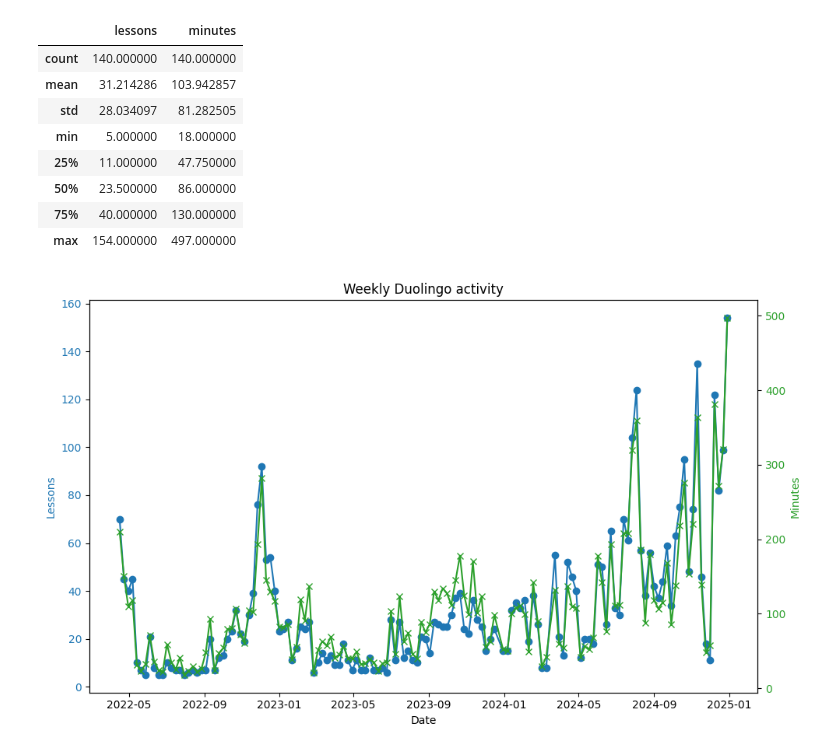
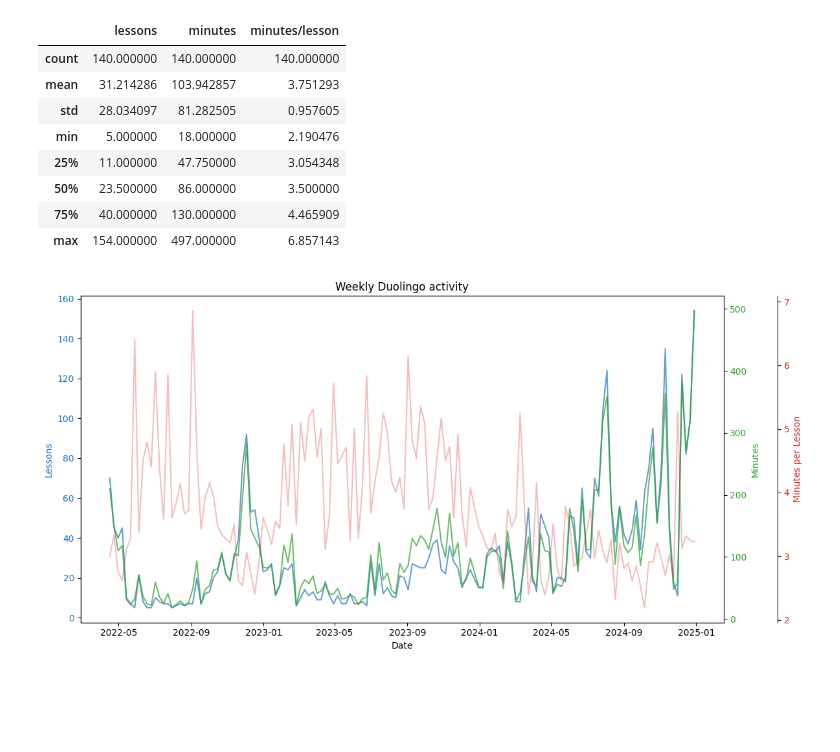
Before and after one commit to jannis-baum/duolingo-stats, a Jupyter notebook: stats.ipynb, the cells around one changed output. Saved outputs shown, nothing was run; the diff lists cells and outputs as text; code cells hidden in the pictures; blank space fills up the shorter version.

Commit message:
feat: lesson speed

```diff
--- a/stats.ipynb
+++ b/stats.ipynb
@@ -64,34 +64,44 @@ for filename in os.listdir(directory):
         break
 
 df = pd.DataFrame(data).set_index('date').sort_index()
+df['minutes/lesson'] = df['minutes'] / df['lessons']
 df.describe()
 # %% [output]
-|  | lessons | minutes |
-| count | 140.000000 | 140.000000 |
-| mean | 31.214286 | 103.942857 |
-| std | 28.034097 | 81.282505 |
-| min | 5.000000 | 18.000000 |
-| 25% | 11.000000 | 47.750000 |
-| 50% | 23.500000 | 86.000000 |
-| 75% | 40.000000 | 130.000000 |
-| max | 154.000000 | 497.000000 |
+|  | lessons | minutes | minutes/lesson |
+| count | 140.000000 | 140.000000 | 140.000000 |
+| mean | 31.214286 | 103.942857 | 3.751293 |
+| std | 28.034097 | 81.282505 | 0.957605 |
+| min | 5.000000 | 18.000000 | 2.190476 |
+| 25% | 11.000000 | 47.750000 | 3.054348 |
+| 50% | 23.500000 | 86.000000 | 3.500000 |
+| 75% | 40.000000 | 130.000000 | 4.465909 |
+| max | 154.000000 | 497.000000 | 6.857143 |
 # %%
-fig, ax1 = plt.subplots(figsize=(10, 6))
+fig, ax1 = plt.subplots(figsize=(12, 6))
 
 # lessons
-ax1.plot(df.index, df['lessons'], color='tab:blue', label='Lessons', linestyle='-', marker='o')
+ax1.plot(df.index, df['lessons'], color='tab:blue', label='Lessons', alpha=0.7)
 ax1.set_xlabel('Date')
 ax1.set_ylabel('Lessons', color='tab:blue')
 ax1.tick_params(axis='y', labelcolor='tab:blue')
 
 # minutes
 ax2 = ax1.twinx()
-ax2.plot(df.index, df['minutes'], color='tab:green', label='Minutes', linestyle='-', marker='x')
+ax2.plot(df.index, df['minutes'], color='tab:green', label='Minutes', alpha=0.7)
 ax2.set_ylabel('Minutes', color='tab:green')
 ax2.tick_params(axis='y', labelcolor='tab:green')
+
+# speed
+ax3 = ax1.twinx()
+# set position of third axis so it does not overlap with the other two
+# by moving it further out
+ax3.spines['right'].set_position(('outward', 60))
+ax3.plot(df.index, df['minutes/lesson'], color='tab:red', label='Minutes per Lesson', alpha=0.3)
+ax3.set_ylabel('Minutes per Lesson', color='tab:red')
+ax3.tick_params(axis='y', labelcolor='tab:red')
 
 plt.title('Weekly Duolingo activity')
 plt.tight_layout()
 plt.show()
 # %% [output]
-[figure, old version]
+[figure, new version]
```
